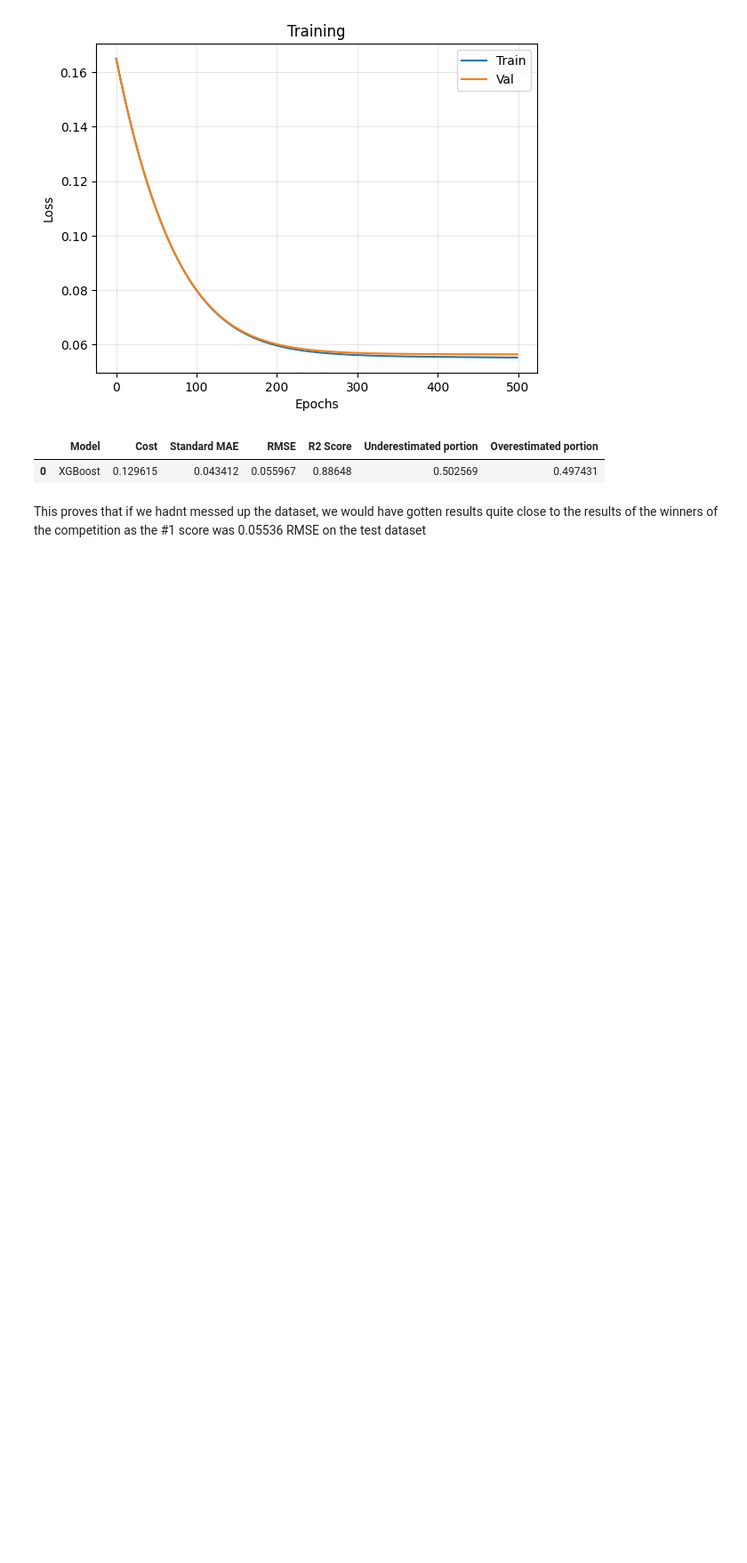
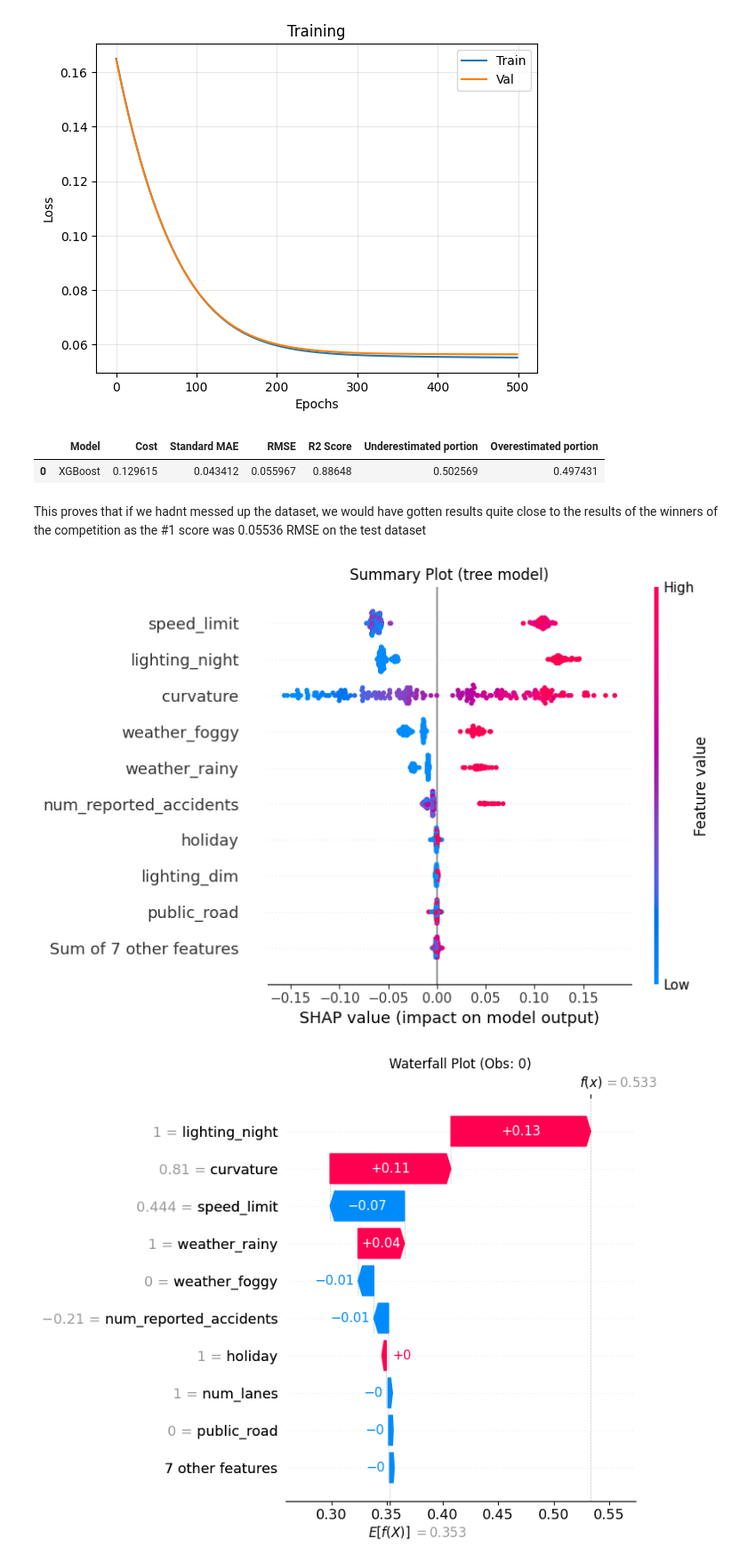
Before and after one commit to RandomNoobster/Predicting-Road-Accident-Risk, a Jupyter notebook: main_sidequest.ipynb, the cells around one changed output. Shown at 89% size. Drawn from its saved outputs; the diff is of its cells as text; code cells hidden in the pictures; blank space fills up the shorter version.

```diff
--- a/main_sidequest.ipynb
+++ b/main_sidequest.ipynb
@@ -107,3 +78,10 @@ metrics_df
 | 0 | XGBoost | 0.129615 | 0.043412 | 0.055967 | 0.88648 | 0.502569 | 0.497431 |
 # %% [markdown]
 This proves that if we hadnt messed up the dataset, we would have gotten results quite close to the results of the winners of the competition as the #1 score was 0.05536 RMSE on the test dataset
+# %%
+shap_data = X_train.sample(n=200, random_state=42)
+
+explain_model_with_shap(XGBoost.model, shap_data, model_type="tree")
+# %% [output]
+[figure, added]
+[figure, added]
```
Also changed, not shown: parts of 3 cells of this notebook, 2 other files.
